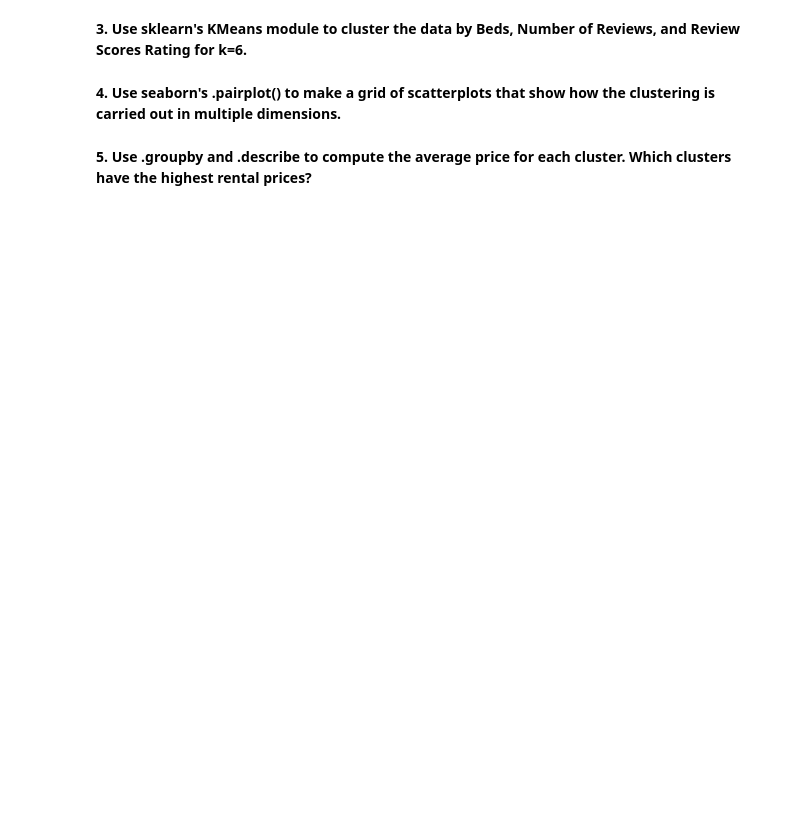
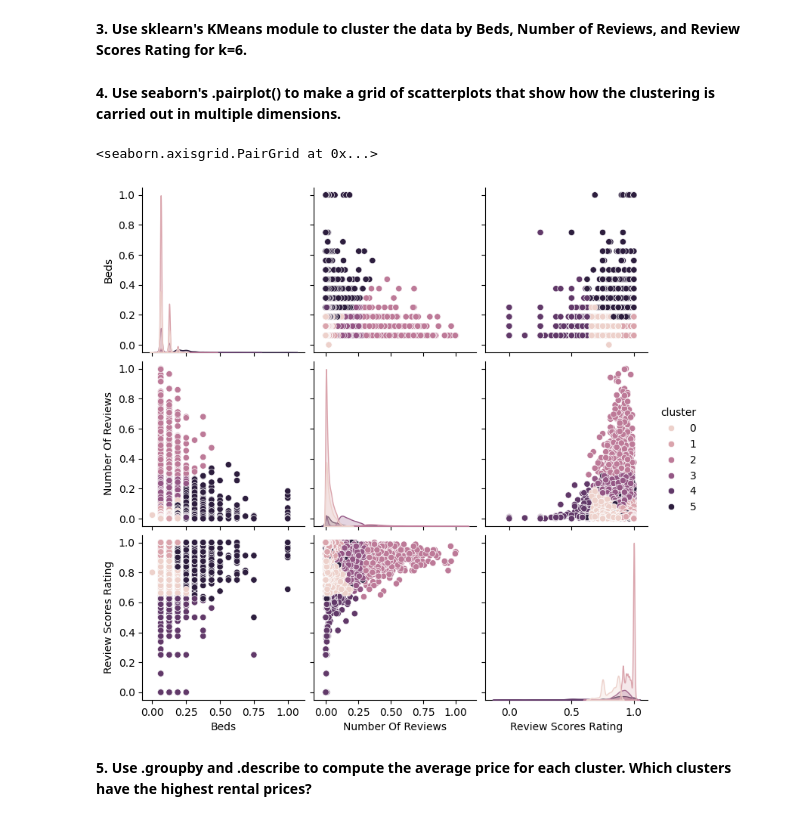
Before and after one commit to abkerper/kmc, a Jupyter notebook: assignment_kmc.ipynb, the cells around one changed output. Saved outputs shown, nothing was run; the diff lists cells and outputs as text; code cells hidden in the pictures; blank space fills up the shorter version.

```diff
--- a/assignment_kmc.ipynb
+++ b/assignment_kmc.ipynb
@@ -108,7 +107,9 @@ df['Review Scores Rating'] = review_scores_rating #put dummy variable back in df
+# %%
+df = df.dropna()
 # %% [markdown]
 **2. Maxmin normalize the data and remove any nan's (KMeans from sklearn doesn't accept nan input).**
 # %%
-df2 = df[['Price', 'Beds', 'Number Of Reviews', 'Review Scores Rating']]
+df2 = df.loc[:,['Beds','Number Of Reviews','Review Scores Rating']]
 # %%
 def maxmin(z):
     z = (z-min(z))/(max(z)-min(z))
@@ -120,6 +131,19 @@ TypeError: '<' not supported between instances of 'method' and 'method'
 # %% [markdown]
 **3. Use sklearn's KMeans module to cluster the data by Beds, Number of Reviews, and Review Scores Rating for k=6.**
+# %%
+from sklearn.cluster import KMeans # Import kmc
+
+model = KMeans(n_clusters=6, max_iter=300, n_init = 10,  random_state=0) # Pass centroids and options into the model
+
+model = model.fit(df2) # Initialize a kmc model
 # %% [markdown]
 **4. Use seaborn's .pairplot() to make a grid of scatterplots that show how the clustering is carried out in multiple dimensions.**
+# %%
+df2['cluster'] = model.labels_
+# %%
+sns.pairplot(data=df2,hue='cluster')
+# %% [output]
+<seaborn.axisgrid.PairGrid at 0x...>
+[figure, added]
 # %% [markdown]
 **5. Use .groupby and .describe to compute the average price for each cluster. Which clusters have the highest rental prices?**
```
Also changed, not shown: parts of 7 cells of this notebook.
